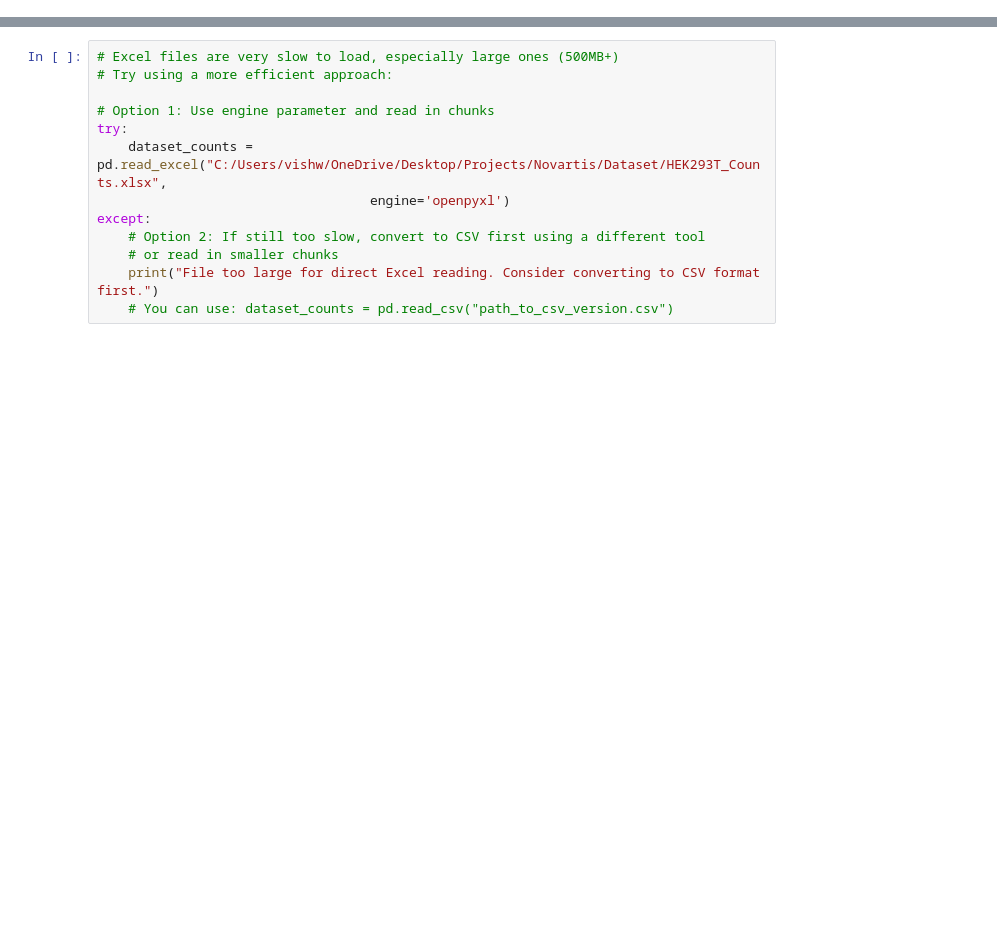
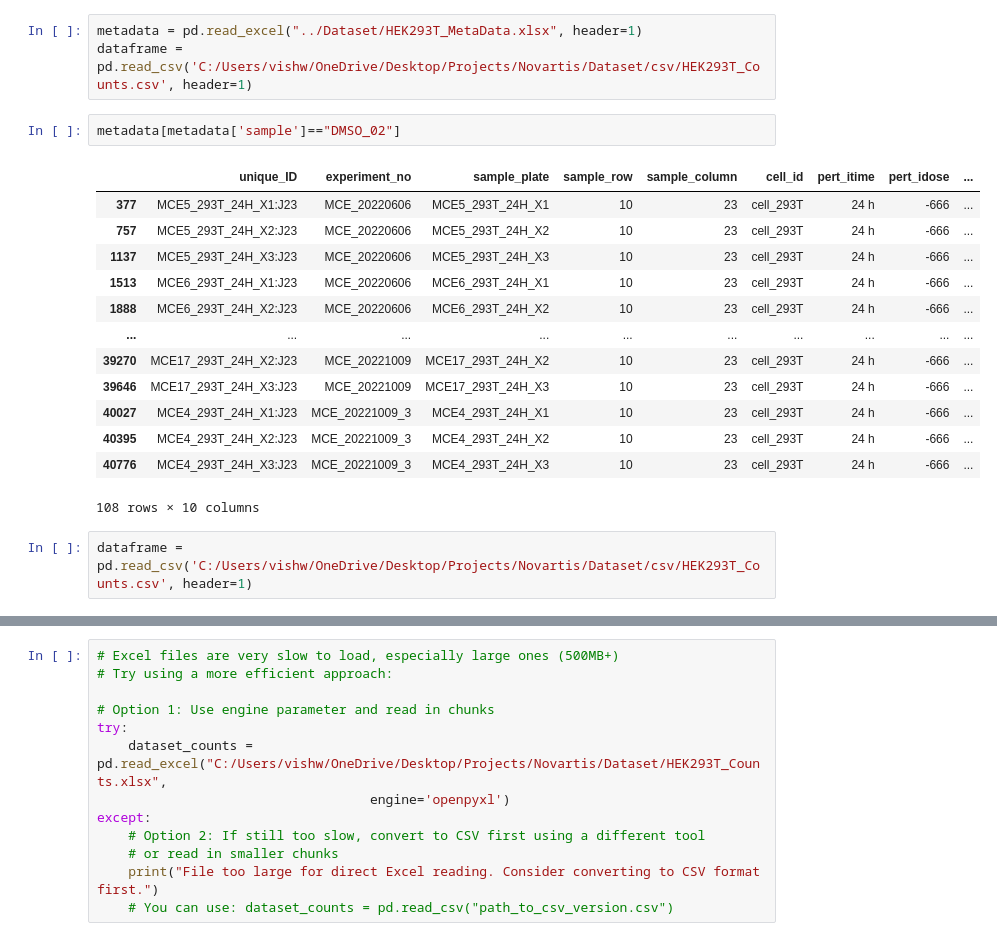
Before and after one commit to SAint7579/Novartis, a Jupyter notebook: Notebooks/visuals.ipynb, the cells around one changed output, grey strips where cells are left out. Drawn from its saved outputs; the diff is of its cells as text; blank space fills up the shorter version.

```diff
--- a/Notebooks/visuals.ipynb
+++ b/Notebooks/visuals.ipynb
@@ -3,0 +52,21 @@ import pandas as pd
+# %%
+metadata = pd.read_excel("../Dataset/HEK293T_MetaData.xlsx", header=1)
+dataframe = pd.read_csv('C:/Users/vishw/OneDrive/Desktop/Projects/Novartis/Dataset/csv/HEK293T_Counts.csv', header=1)
+# %%
+metadata[metadata['sample']=="DMSO_02"]
+# %% [output]
+|  | unique_ID | experiment_no | sample_plate | sample_row | sample_column | cell_id | pert_itime | pert_idose | ... |
+| 377 | MCE5_293T_24H_X1:J23 | MCE_20220606 | MCE5_293T_24H_X1 | 10 | 23 | cell_293T | 24 h | -666 | ... |
+| 757 | MCE5_293T_24H_X2:J23 | MCE_20220606 | MCE5_293T_24H_X2 | 10 | 23 | cell_293T | 24 h | -666 | ... |
+| 1137 | MCE5_293T_24H_X3:J23 | MCE_20220606 | MCE5_293T_24H_X3 | 10 | 23 | cell_293T | 24 h | -666 | ... |
+| 1513 | MCE6_293T_24H_X1:J23 | MCE_20220606 | MCE6_293T_24H_X1 | 10 | 23 | cell_293T | 24 h | -666 | ... |
+| 1888 | MCE6_293T_24H_X2:J23 | MCE_20220606 | MCE6_293T_24H_X2 | 10 | 23 | cell_293T | 24 h | -666 | ... |
+| ... | ... | ... | ... | ... | ... | ... | ... | ... | ... |
+| 39270 | MCE17_293T_24H_X2:J23 | MCE_20221009 | MCE17_293T_24H_X2 | 10 | 23 | cell_293T | 24 h | -666 | ... |
+| 39646 | MCE17_293T_24H_X3:J23 | MCE_20221009 | MCE17_293T_24H_X3 | 10 | 23 | cell_293T | 24 h | -666 | ... |
+| 40027 | MCE4_293T_24H_X1:J23 | MCE_20221009_3 | MCE4_293T_24H_X1 | 10 | 23 | cell_293T | 24 h | -666 | ... |
+| 40395 | MCE4_293T_24H_X2:J23 | MCE_20221009_3 | MCE4_293T_24H_X2 | 10 | 23 | cell_293T | 24 h | -666 | ... |
+| 40776 | MCE4_293T_24H_X3:J23 | MCE_20221009_3 | MCE4_293T_24H_X3 | 10 | 23 | cell_293T | 24 h | -666 | ... |
+108 rows × 10 columns
+# %%
+dataframe = pd.read_csv('C:/Users/vishw/OneDrive/Desktop/Projects/Novartis/Dataset/csv/HEK293T_Counts.csv', header=1)
```
Also changed, not shown: parts of 12 cells of this notebook, 15 other files.
